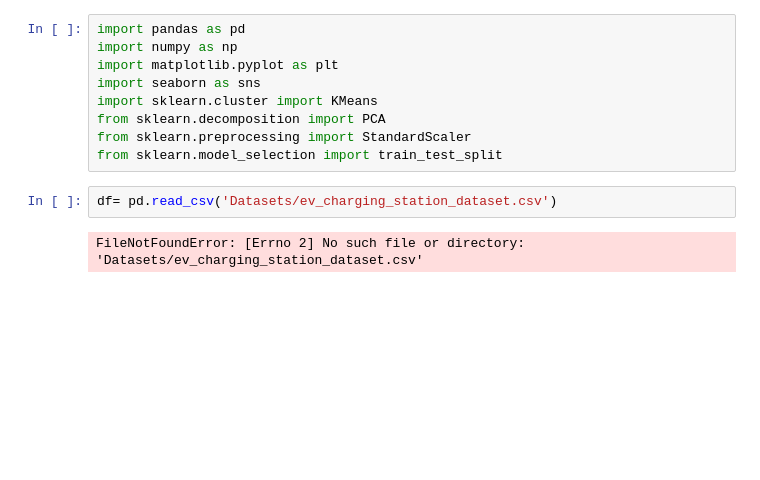
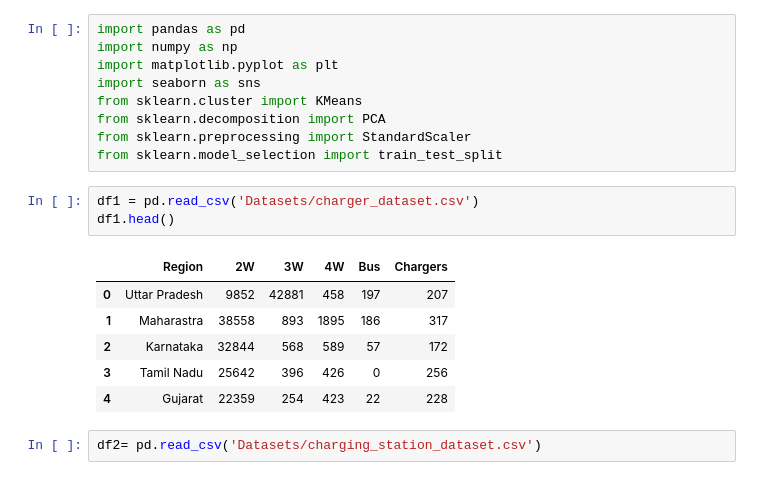
Before and after one commit to HereticInquisitor/EV-segmentation, a Jupyter notebook: test.ipynb, the cells around one changed output. Saved outputs shown, nothing was run; the diff lists cells and outputs as text; blank space fills up the shorter version.

```diff
--- a/test.ipynb
+++ b/test.ipynb
@@ -3,12 +3,20 @@ import pandas as pd
 import numpy as np
 import matplotlib.pyplot as plt
 import seaborn as sns
-import sklearn.cluster import KMeans
+from sklearn.cluster import KMeans
 from sklearn.decomposition import PCA
 from sklearn.preprocessing import StandardScaler
 from sklearn.model_selection import train_test_split
+# %%
+df1 = pd.read_csv('Datasets/charger_dataset.csv')
+df1.head()
+# %% [output]
+|  | Region | 2W | 3W | 4W | Bus | Chargers |
+| 0 | Uttar Pradesh | 9852 | 42881 | 458 | 197 | 207 |
+| 1 | Maharastra | 38558 | 893 | 1895 | 186 | 317 |
+| 2 | Karnataka | 32844 | 568 | 589 | 57 | 172 |
+| 3 | Tamil Nadu | 25642 | 396 | 426 | 0 | 256 |
+| 4 | Gujarat | 22359 | 254 | 423 | 22 | 228 |
 # %%
-df= pd.read_csv('Datasets/ev_charging_station_dataset.csv')
+df2= pd.read_csv('Datasets/charging_station_dataset.csv')
-# %% [output]
-FileNotFoundError: [Errno 2] No such file or directory: 'Datasets/ev_charging_station_dataset.csv'
 # %%
```
Also changed, not shown: parts of 13 cells of this notebook, 1 other file.
